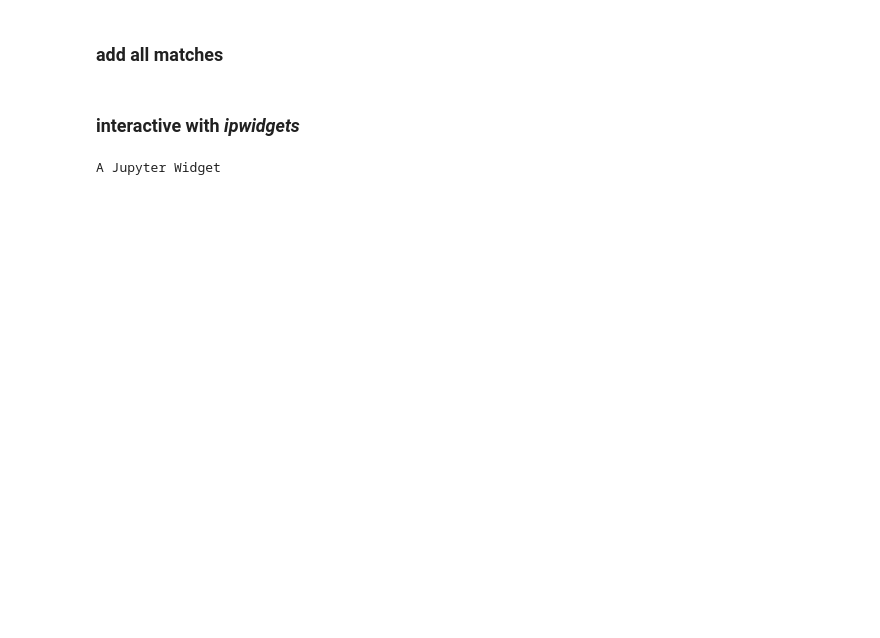
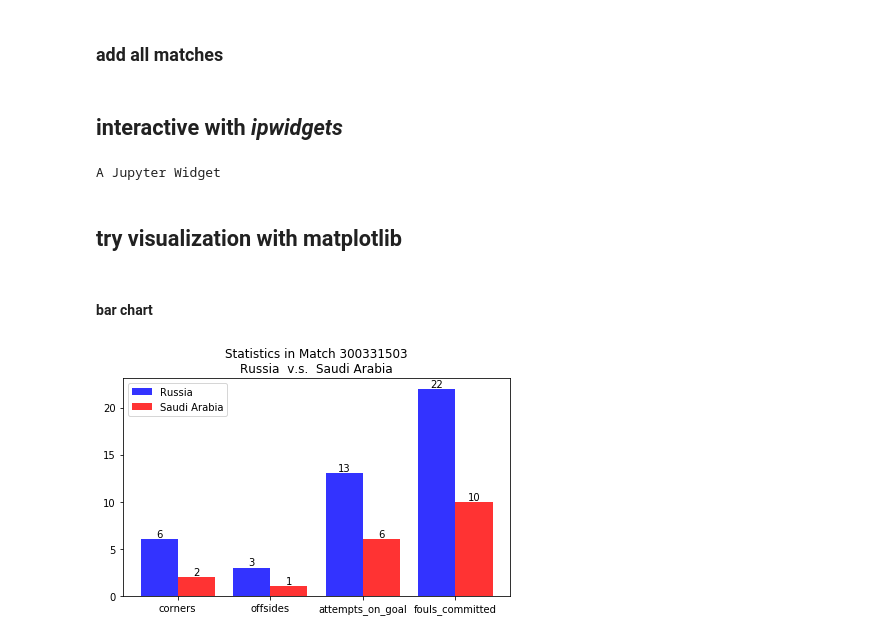
Before and after one commit to simonace/Simon-s-World-Cup-2018-Playground, a Jupyter notebook: Simon's world cup 2018 playground.ipynb, the cells around one changed output. Cells and saved outputs as stored; diff of their text form; code cells hidden in the pictures; blank space fills up the shorter version.

Commit message:
Added visualization example of bar chart with matplotlib
will intergrate the plotting with interaction of ipywidgets in the
future to show interactive plots

```diff
--- a/Simon's world cup 2018 playground.ipynb
+++ b/Simon's world cup 2018 playground.ipynb
@@ -363,7 +378,7 @@ for m in all_matches_python:
             team_dict[m['home_team']['country']].addMatch(match_dict[m['fifa_id']])
             team_dict[m['away_team']['country']].addMatch(match_dict[m['fifa_id']])
 # %% [markdown]
-### interactive with *ipwidgets*
+## interactive with *ipwidgets*
 # %%
 import ipywidgets as widgets
 out = widgets.Output()
@@ -458,3 +473,50 @@ choose_team_dropdown = widgets.interactive(showTeamInfo, x =widgets.Dropdown(des
 display(choose_team_dropdown)
 # %% [output]
 A Jupyter Widget
+# %% [markdown]
+## try visualization with matplotlib
+# %% [markdown]
+#### bar chart
+# %%
+import numpy as np
+import matplotlib.pyplot as plt
+m = match_dict['300331503']
+
+wanted_keys = ['corners', 'offsides', 'attempts_on_goal', 'fouls_committed']
+n_groups = len(wanted_keys)
+home_team_shown_data = []
+away_team_shown_data = []
+for k in wanted_keys:
+    home_team_shown_data.append(m.home_team_statistics[k])
+    away_team_shown_data.append(m.away_team_statistics[k])
+
+fig, ax = plt.subplots()
+index = np.arange(n_groups)
+bar_width = 0.4
+opacity = 0.8
+
+rects1 = ax.bar(index, home_team_shown_data, bar_width,
+                alpha=opacity, color='b',
+                label=m.home_team_statistics['country'])
+
+rects2 = ax.bar(index + bar_width, away_team_shown_data, bar_width,
+                alpha=opacity, color='r',
+                label=m.away_team_statistics['country'])
+
+ax.set_title('Statistics in Match ' + m.getMatchId() + '\n' + m.getHomeTeam().getCountryName() + '  v.s.  ' + m.getAwayTeam().getCountryName())
+ax.set_xticks(index + bar_width / 2)
+ax.set_xticklabels(wanted_keys)
+
+# show value labels above the bars
+rects = ax.patches
+for rect in rects:
+    height = rect.get_height()
+    ax.text(rect.get_x() + rect.get_width() / 2, height, height,
+            ha='center', va='bottom')
+
+
+ax.legend()
+fig.tight_layout()
+plt.show()
+# %% [output]
+[figure, added]
```
Also changed, not shown: parts of 1 cell of this notebook.
